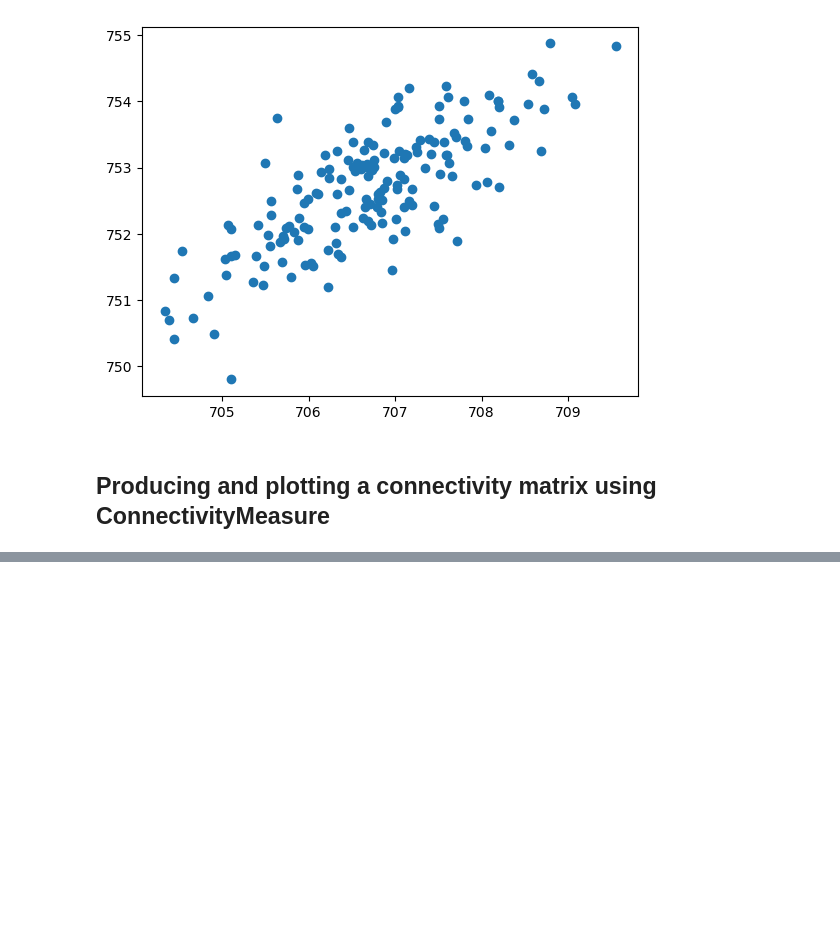
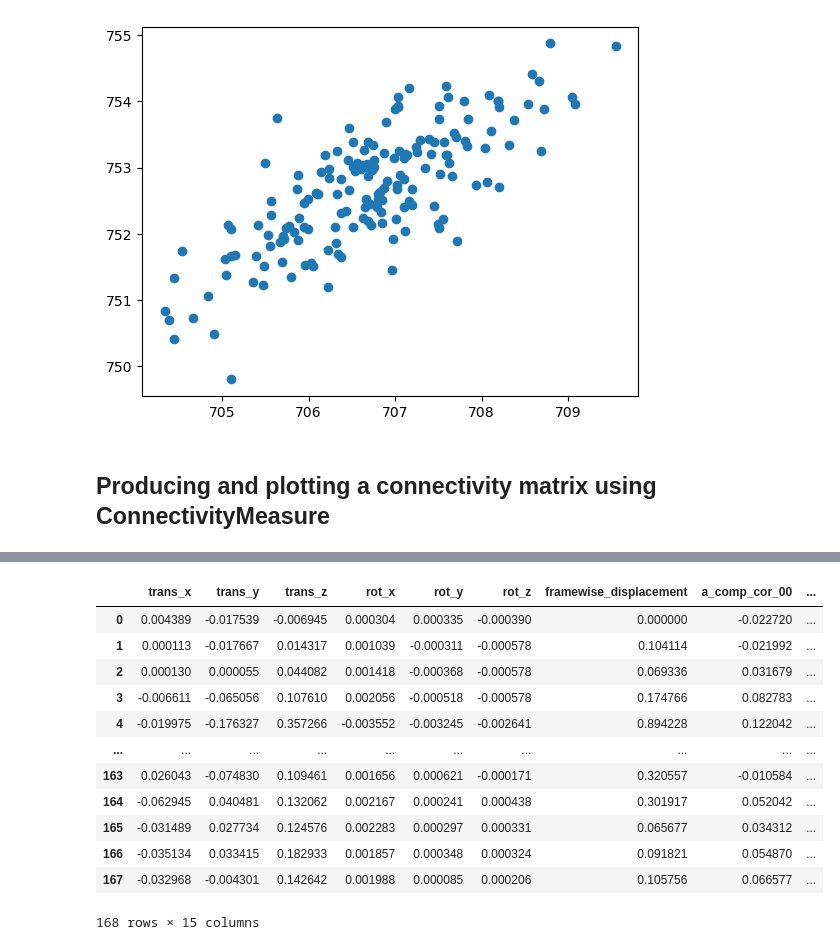
Before and after one commit to opdewinter/prsm-neuro-crash-course, a Jupyter notebook: nilearn first steps.ipynb, the cells around one changed output, grey strips where cells are left out. Saved outputs shown, nothing was run; the diff lists cells and outputs as text; code cells hidden in the pictures; blank space fills up the shorter version.

```diff
--- a/nilearn first steps.ipynb
+++ b/nilearn first steps.ipynb
@@ -228,0 +315,16 @@ plotting.plot_matrix(
+# %%
+confs_pp8
+# %% [output]
+|  | trans_x | trans_y | trans_z | rot_x | rot_y | rot_z | framewise_displacement | a_comp_cor_00 | ... |
+| 0 | 0.004389 | -0.017539 | -0.006945 | 0.000304 | 0.000335 | -0.000390 | 0.000000 | -0.022720 | ... |
+| 1 | 0.000113 | -0.017667 | 0.014317 | 0.001039 | -0.000311 | -0.000578 | 0.104114 | -0.021992 | ... |
+| 2 | 0.000130 | 0.000055 | 0.044082 | 0.001418 | -0.000368 | -0.000578 | 0.069336 | 0.031679 | ... |
+| 3 | -0.006611 | -0.065056 | 0.107610 | 0.002056 | -0.000518 | -0.000578 | 0.174766 | 0.082783 | ... |
+| 4 | -0.019975 | -0.176327 | 0.357266 | -0.003552 | -0.003245 | -0.002641 | 0.894228 | 0.122042 | ... |
+| ... | ... | ... | ... | ... | ... | ... | ... | ... | ... |
+| 163 | 0.026043 | -0.074830 | 0.109461 | 0.001656 | 0.000621 | -0.000171 | 0.320557 | -0.010584 | ... |
+| 164 | -0.062945 | 0.040481 | 0.132062 | 0.002167 | 0.000241 | 0.000438 | 0.301917 | 0.052042 | ... |
+| 165 | -0.031489 | 0.027734 | 0.124576 | 0.002283 | 0.000297 | 0.000331 | 0.065677 | 0.034312 | ... |
+| 166 | -0.035134 | 0.033415 | 0.182933 | 0.001857 | 0.000348 | 0.000324 | 0.091821 | 0.054870 | ... |
+| 167 | -0.032968 | -0.004301 | 0.142642 | 0.001988 | 0.000085 | 0.000206 | 0.105756 | 0.066577 | ... |
+168 rows × 15 columns
```
Also changed, not shown: parts of 14 cells of this notebook.
